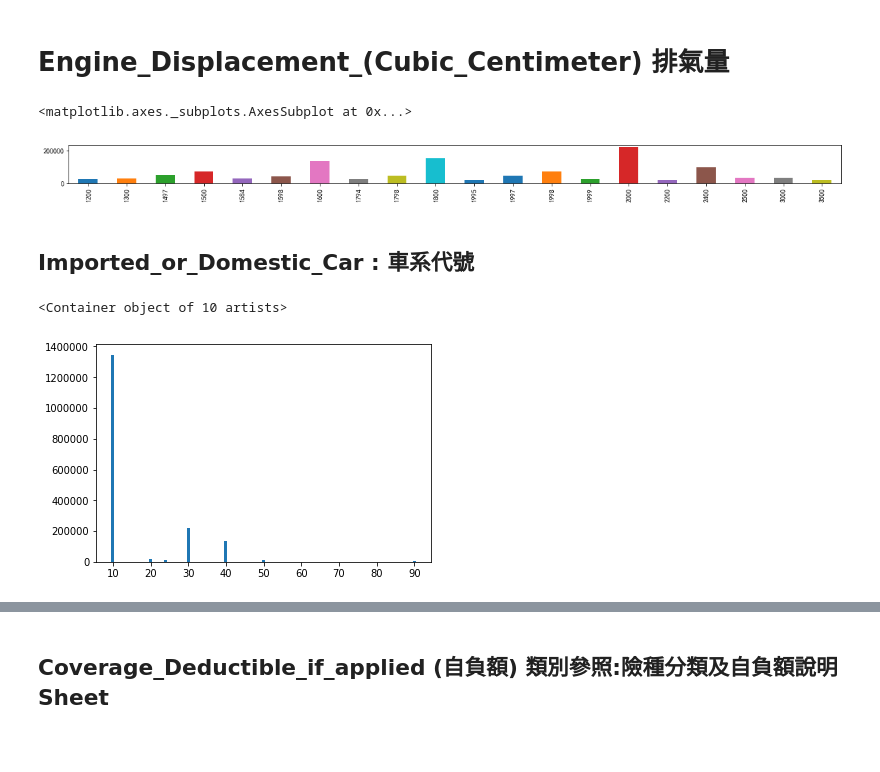
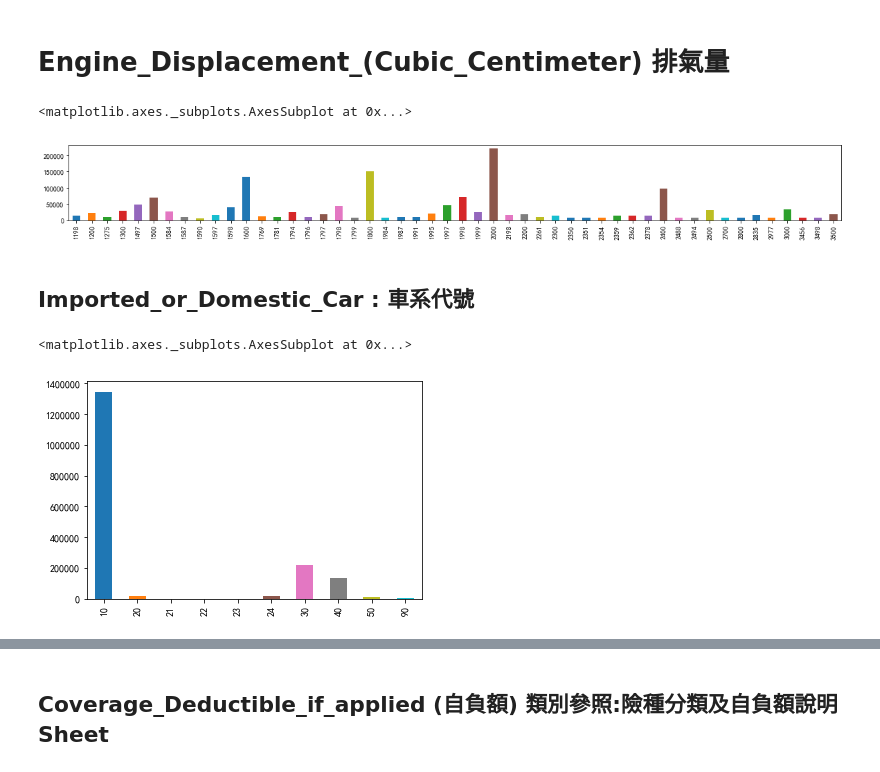
Before and after one commit to taipingeric/tbddd, a Jupyter notebook: EDA.ipynb, the cells around one changed output, grey strips where cells are left out. Saved outputs shown, nothing was run; the diff lists cells and outputs as text; code cells hidden in the pictures; blank space fills up the shorter version.

```diff
--- a/EDA.ipynb
+++ b/EDA.ipynb
@@ -219,9 +216,10 @@ df_policy['Engine_Displacement_(Cubic_Centimeter)'].value_counts().sort_index().
 # %%
-plt.figure(figsize=(20,1))
-df_policy['Engine_Displacement_(Cubic_Centimeter)'].value_counts().head(20).sort_index().plot(kind='bar')
+# 前50大排氣量
+plt.figure(figsize=(20,2))
+df_policy['Engine_Displacement_(Cubic_Centimeter)'].value_counts().head(50).sort_index().plot(kind='bar')
 # %% [output]
 <matplotlib.axes._subplots.AxesSubplot at 0x...>
-[figure, old version]
+[figure, new version]
 # %% [markdown]
 ## Imported_or_Domestic_Car : 車系代號
 # %%
@@ -249,14 +247,15 @@ df_policy['Engine_Displacement_(Cubic_Centimeter)'].value_counts().head(20).sort
 # 50      12249
 # 90       5353
 
-car_types = sorted(df_policy['Imported_or_Domestic_Car'].unique()) # [10, 20, 21, 22, 23, 24, 30, 40, 50, 90]
+# car_types = sorted(df_policy['Imported_or_Domestic_Car'].unique()) # [10, 20, 21, 22, 23, 24, 30, 40, 50, 90]
 
 # for b in sorted(set(df_policy['Imported_or_Domestic_Car'])):
 #     print(b, "  ", df_policy[df_policy['Imported_or_Domestic_Car'] == b].shape[0] / df_policy.shape[0] * 100, "%")
-plt.bar(car_types, df_car['Imported_or_Domestic_Car'].value_counts().sort_index().values)
+# plt.bar(car_types, df_car['Imported_or_Domestic_Car'].value_counts().sort_index().values)
+df_policy['Imported_or_Domestic_Car'].value_counts().sort_index().plot(kind='bar')
 # %% [output]
-<Container object of 10 artists>
+<matplotlib.axes._subplots.AxesSubplot at 0x...>
-[figure, old version]
+[figure, new version]
 # %%
 #  Imported_or_Domestic_Car 十位數
 df_car = df_policy[['Imported_or_Domestic_Car']].copy()
```
Also changed, not shown: parts of 9 cells of this notebook.
